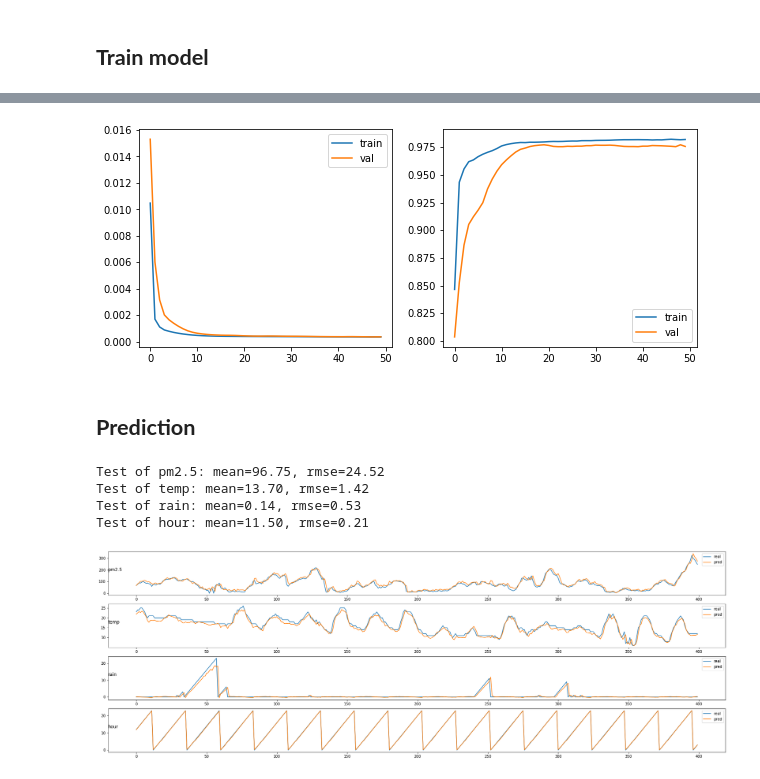
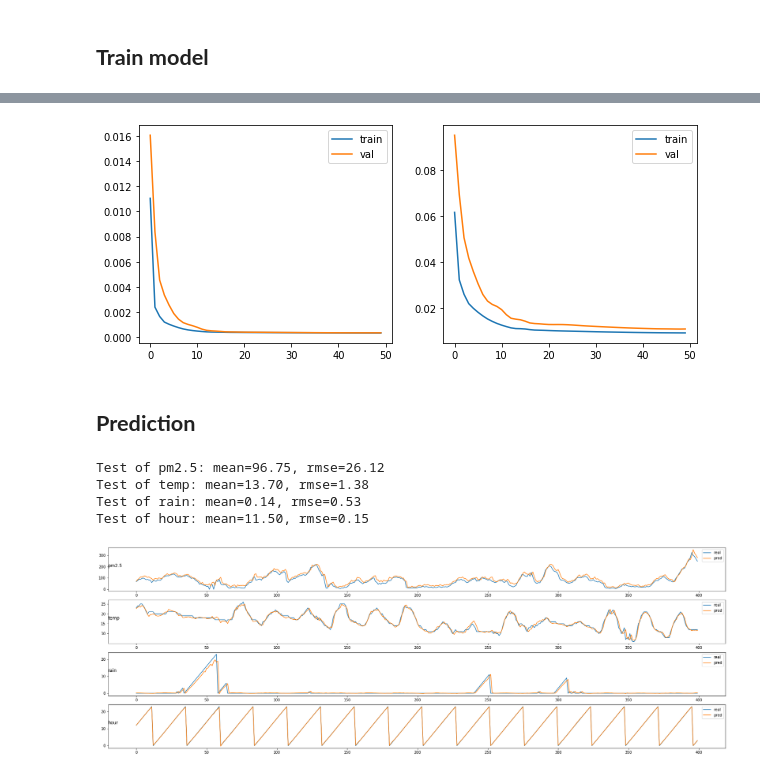
Before and after one commit to frh2020/topics, a Jupyter notebook: time_series/time_series_bjpm25_lstm_v1.ipynb, the cells around one changed output, grey strips where cells are left out. Drawn from its saved outputs; the diff is of its cells as text; code cells hidden in the pictures.

```diff
--- a/time_series/time_series_bjpm25_lstm_v1.ipynb
+++ b/time_series/time_series_bjpm25_lstm_v1.ipynb
@@ -219,14 +219,15 @@ print(train_X.shape, train_y.shape, test_X.shape, test_y.shape)
 neurons=50 #########################################################test with grid search
 model = tf.keras.Sequential([
     tf.keras.layers.LSTM(neurons, input_shape=(train_X.shape[1], train_X.shape[2])),
-    tf.keras.layers.Dense(units=n_out_features)
+    tf.keras.layers.Dense(units=n_out_features, activation='linear')
 ])
 
-model.compile(optimizer=tf.keras.optimizers.Adam(learning_rate=0.001), loss='mean_squared_error', metrics=["accuracy"])
+model.compile(optimizer=tf.keras.optimizers.Adam(learning_rate=0.001), loss='mse', metrics=['mae'])
 
 print(model.summary())
 
-#tf.keras.utils.plot_model(model, to_file='graph.png')
+tf.keras.utils.plot_model(model)
+#tf.keras.utils.plot_model(model, to_file='lstm-bjpm25-keras_graph.png')
 
-#display(Image.open('graph.png'))
+#display(Image.open('lstm-bjpm25-keras_graph.png'))
 # %% [output]
@@ -256,8 +258,8 @@ plt.plot(history.history['loss'], label='train')
 plt.plot(history.history['val_loss'], label='val')
 plt.legend()
 plt.subplot(1,2,2)
-plt.plot(history.history['accuracy'], label='train')
-plt.plot(history.history['val_accuracy'], label='val')
+plt.plot(history.history['mae'], label='train')
+plt.plot(history.history['val_mae'], label='val')
 plt.legend()
 plt.show()
 # %% [output]
@@ -281,4 +283,4 @@ Epoch 50/50
-[figure, old version]
+[figure, new version]
 # %% [markdown]
 ## **Prediction**
 # %%
@@ -312,10 +314,10 @@ for i in range(n_out_features):
   mean = np.mean(inv_y[:,i])
   print('Test of %s: mean=%.2f, rmse=%.2f' % (out_features[i],mean, rmse))
 # %% [output]
-Test of pm2.5: mean=96.75, rmse=24.52
-Test of temp: mean=13.70, rmse=1.42
+Test of pm2.5: mean=96.75, rmse=26.12
+Test of temp: mean=13.70, rmse=1.38
 Test of rain: mean=0.14, rmse=0.53
-Test of hour: mean=11.50, rmse=0.21
+Test of hour: mean=11.50, rmse=0.15
 # %%
 plt.figure(figsize=(30,10))
 
```
Also changed, not shown: parts of 4 cells of this notebook, 1 other file.
